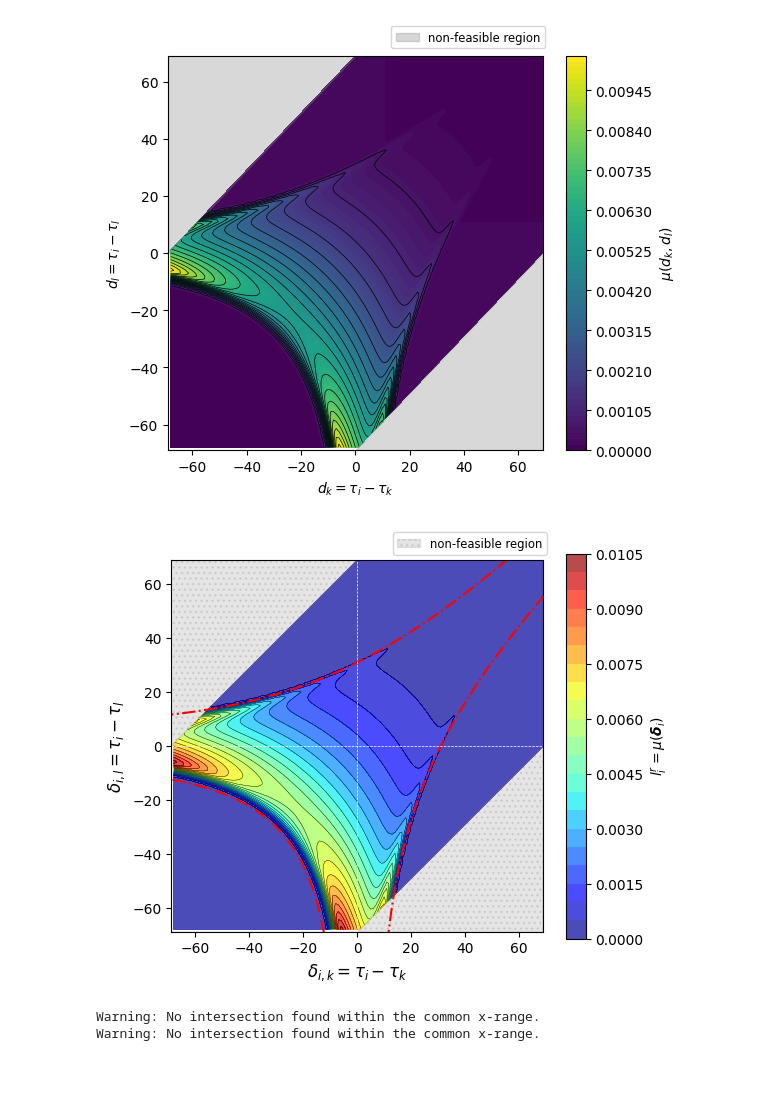
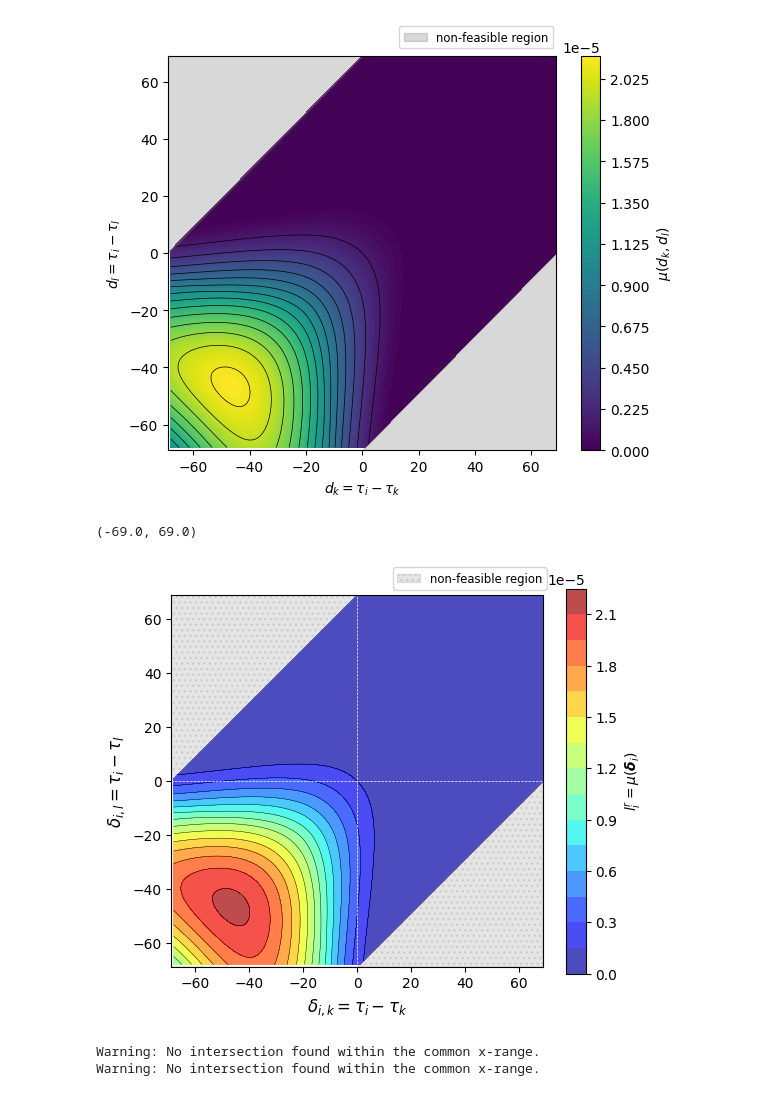
Before and after one commit to sadraheydari/SchumpeterCournotGE, a Jupyter notebook: experiments/3-firm-policy.ipynb, the cells around one changed output. Drawn from its saved outputs; the diff is of its cells as text; code cells hidden in the pictures.

Commit message:
change the experiment to sigma=2.2 (no exit condition)

```diff
--- a/experiments/3-firm-policy.ipynb
+++ b/experiments/3-firm-policy.ipynb
@@ -20,6 +20,6 @@ from scipy.sparse.linalg import eigs
 
 from tqdm import tqdm, trange
 # %%
-FILE_PATH = "/Users/2929332h/Library/CloudStorage/OneDrive-UniversityofGlasgow/PhD/Code/SchumpeterCournot/output/3-firm/policy_by_relative_state_70.jld2"
+FILE_PATH = "../output/3-firm/policy_by_relative_state_70_sigma2-2.jld2"
 # %%
 model_settings = {
@@ -91,5 +91,5 @@ plt.legend(loc='upper left', bbox_to_anchor=(0.58, 1.09), fontsize='small')
 plt.tight_layout()
 plt.show()
 # %% [output]
-[figure, old version]
+[figure, new version]
 # %%
@@ -155,36 +155,37 @@ bnd_1 = np.array([[i, i-j] for i, j in zip(bnd_1, d_states) if not np.isnan(i)])
 # %%
 plt.figure(figsize=(6,5))
 plt.gca().set_aspect('equal', adjustable='box')
 X, Y = np.meshgrid(d_states * -1, d_states * -1)  # must use meshgrid for contour
 plt.contourf(X, Y, p_grid, levels=20, alpha=0.7, cmap='jet')
 # add colorbar with scientific notation
 plt.colorbar(label=r'$l^r_i = \mu(\boldsymbol{\delta}_i)$')
 plt.contour(X, Y, p_grid, levels=20, colors='black', linewidths=0.3)
 plt.xlabel(r'$\delta_{i,k} = \tau_i - \tau_k$', fontsize=12)
 plt.ylabel(r'$\delta_{i,l} = \tau_i - \tau_l$', fontsize=12)
 v_min, v_max = plt.gca().get_ylim()
 
 plt.fill_between(d_states, [v_min for _ in d_states], d_states + v_min,
                 color='gray', alpha=0.2, hatch="...", label='non-feasible region')
 plt.fill_between(d_states, d_states + v_max, [v_max for _ in d_states],
                 color='gray', alpha=0.2, hatch="...")
 
 plt.legend(loc='upper left', bbox_to_anchor=(0.58, 1.09), fontsize='small')
 
-plt.plot(bnd_3 * -1, d_states * -1, 'r-.', linewidth=1.5)
-plt.plot(d_states * -1, bnd_2 * -1, 'r-.', linewidth=1.5)
-plt.plot(bnd_1[:, 0] + 1, bnd_1[:, 1] + 1, 'r-.', linewidth=1.5)
+# plt.plot(bnd_3 * -1, d_states * -1, 'r-.', linewidth=1.5)
+# plt.plot(d_states * -1, bnd_2 * -1, 'r-.', linewidth=1.5)
+# plt.plot(bnd_1[:, 0] + 1, bnd_1[:, 1] + 1, 'r-.', linewidth=1.5)
 
 # plt.plot([0], [0], 'o', color='white')
 plt.axhline(0, color='white', linestyle='--', linewidth=0.5)
 plt.axvline(0, color='white', linestyle='--', linewidth=0.5)
 
 lim = 69
 plt.xlim(-lim, lim)
 plt.ylim(-lim, lim)
-plt.savefig("../output/3-firm/python_plot/policy_by_relative_state.png", dpi=400)
+# plt.savefig("../output/3-firm/python_plot/policy_by_relative_state.png", dpi=400)
 # %% [output]
+(-69.0, 69.0)
-[figure, old version]
+[figure, new version]
 # %%
 # Find the intersections of the two lines
 def find_intersection(x1, y1, x2, y2):
```
Also changed, not shown: parts of 16 cells of this notebook.
